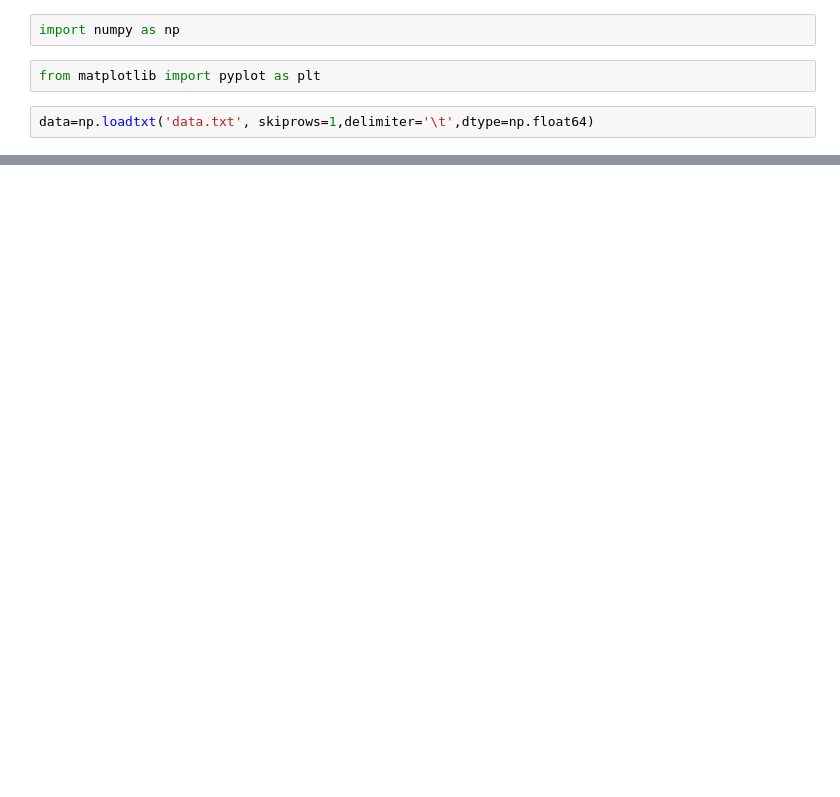
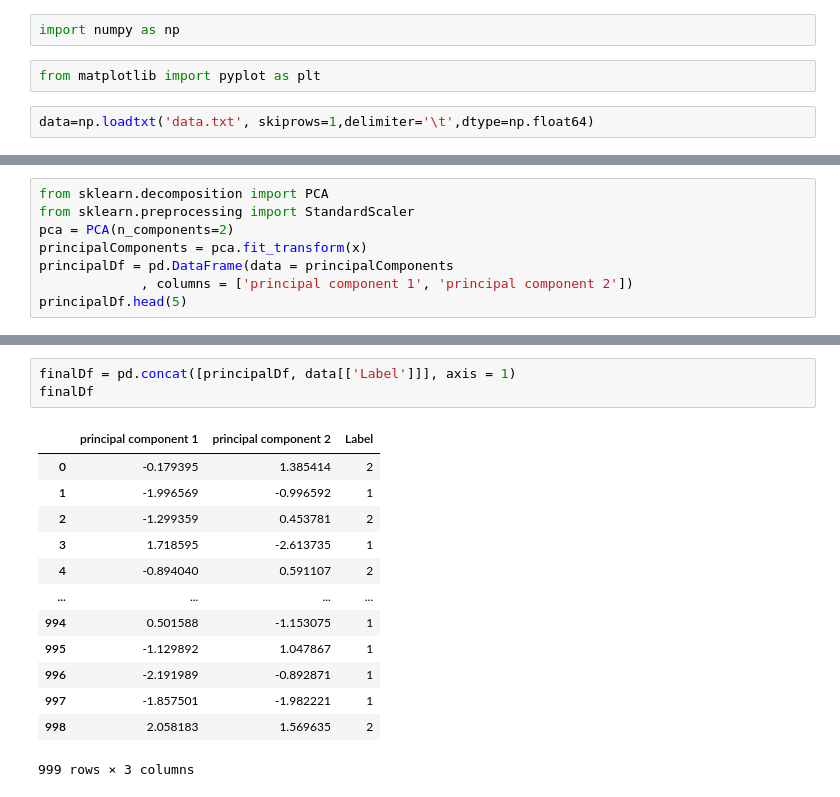
Before and after one commit to IITGuwahati-AI/Learning-Content, a Jupyter notebook: kshitijarora_190101046/CODEandSTUFF/kshitij_190101046.ipynb, the cells around one changed output, grey strips where cells are left out. Cells and saved outputs as stored; diff of their text form; blank space fills up the shorter version.

```diff
--- a/kshitijarora_190101046/CODEandSTUFF/kshitij_190101046.ipynb
+++ b/kshitijarora_190101046/CODEandSTUFF/kshitij_190101046.ipynb
@@ -50,0 +84,8 @@ for i in range(1,10):
+# %%
+from sklearn.decomposition import PCA
+from sklearn.preprocessing import StandardScaler
+pca = PCA(n_components=2)
+principalComponents = pca.fit_transform(x)
+principalDf = pd.DataFrame(data = principalComponents
+             , columns = ['principal component 1', 'principal component 2'])
+principalDf.head(5)
@@ -50,0 +99,17 @@ for i in range(1,10):
+# %%
+finalDf = pd.concat([principalDf, data[['Label']]], axis = 1)
+finalDf
+# %% [output]
+|  | principal component 1 | principal component 2 | Label |
+| 0 | -0.179395 | 1.385414 | 2 |
+| 1 | -1.996569 | -0.996592 | 1 |
+| 2 | -1.299359 | 0.453781 | 2 |
+| 3 | 1.718595 | -2.613735 | 1 |
+| 4 | -0.894040 | 0.591107 | 2 |
+| ... | ... | ... | ... |
+| 994 | 0.501588 | -1.153075 | 1 |
+| 995 | -1.129892 | 1.047867 | 1 |
+| 996 | -2.191989 | -0.892871 | 1 |
+| 997 | -1.857501 | -1.982221 | 1 |
+| 998 | 2.058183 | 1.569635 | 2 |
+999 rows × 3 columns
```
Also changed, not shown: parts of 6 cells of this notebook.
